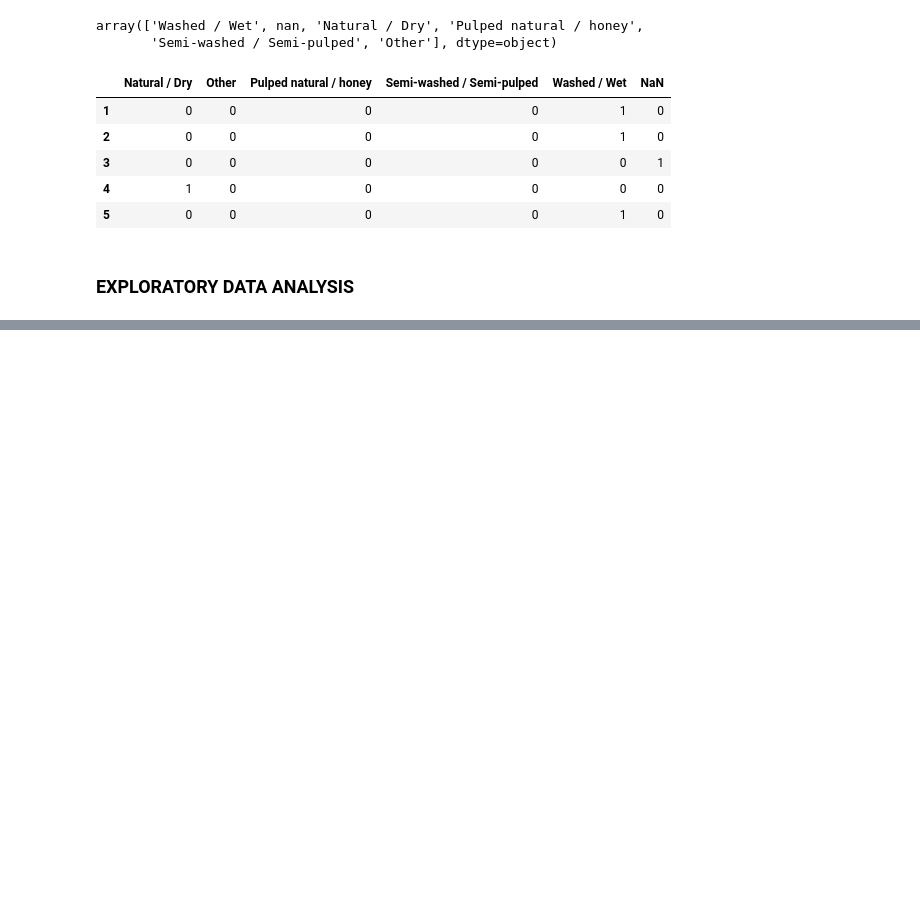
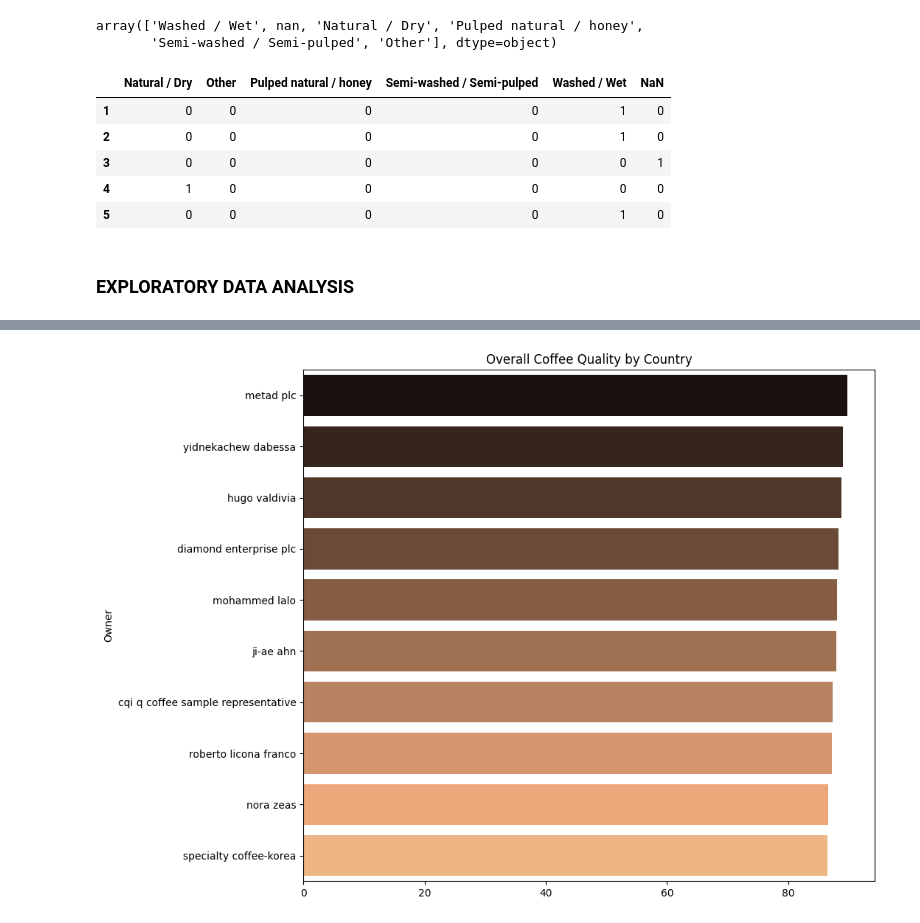
Before and after one commit to Phuong181003/Supplier-Selection, a Jupyter notebook: Coffee_Quality.ipynb, the cells around one changed output, grey strips where cells are left out. Drawn from its saved outputs; the diff is of its cells as text; code cells hidden in the pictures; blank space fills up the shorter version.

```diff
--- a/Coffee_Quality.ipynb
+++ b/Coffee_Quality.ipynb
@@ -246,0 +294,2 @@ data.loc[data['altitude_mean_meters'].isnull(), 'altitude_mean_meters'] = data.g
+# %%
+top_10_supplier = data.groupby('Owner')['Total.Cup.Points'].mean().sort_values(ascending = False).head(10)
@@ -246,0 +311,10 @@ data.loc[data['altitude_mean_meters'].isnull(), 'altitude_mean_meters'] = data.g
+# %%
+plt.figure(figsize = (10,9))
+
+plt.title('Overall Coffee Quality by Country')
+
+sns.barplot(y = top_10_supplier.index, x = top_10_supplier.values, palette="copper")
+
+plt.show()
+# %% [output]
+[figure, added]
```
Also changed, not shown: parts of 6 cells of this notebook.
